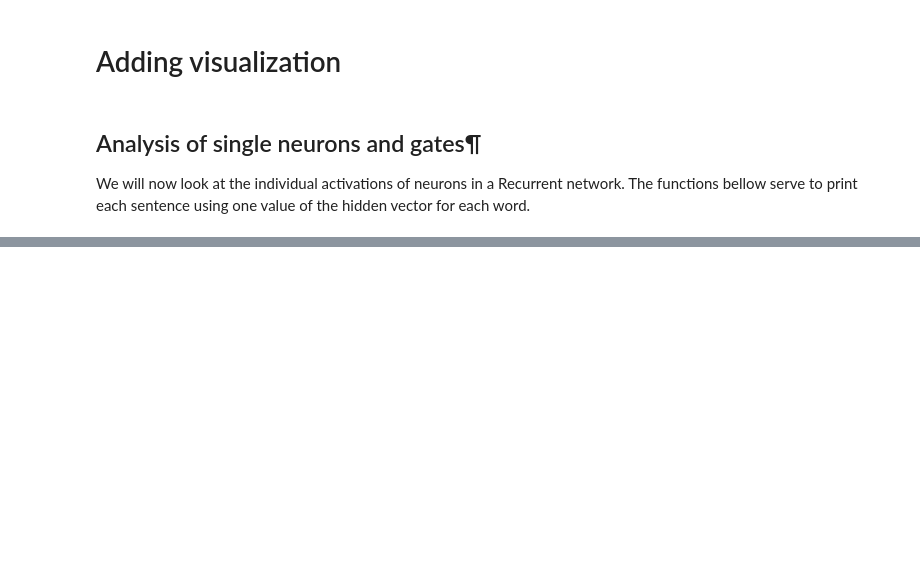
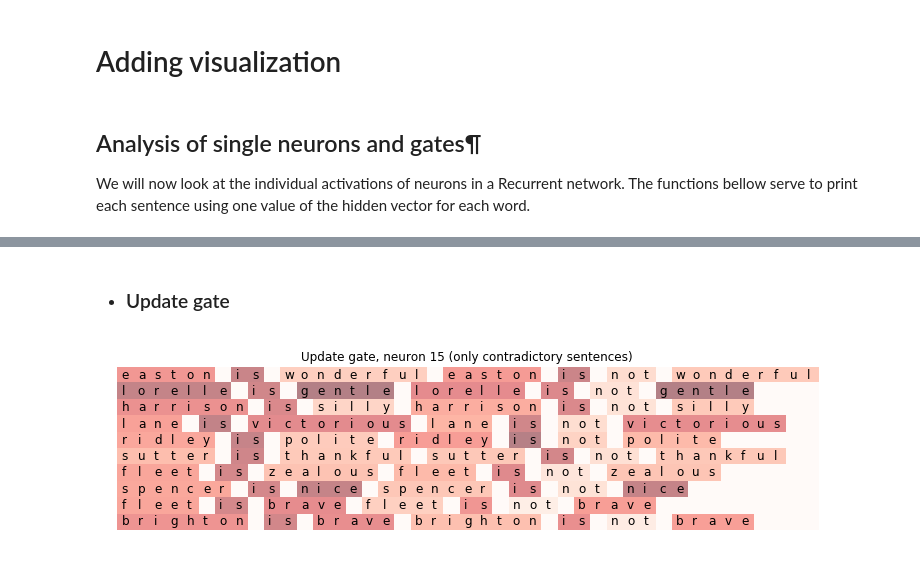
Before and after one commit to felipessalvatore/ContraQA, a Jupyter notebook: contra_qa/train/b1_GRU.ipynb, the cells around one changed output, grey strips where cells are left out. Cells and saved outputs as stored; diff of their text form; code cells hidden in the pictures; blank space fills up the shorter version.

```diff
--- a/contra_qa/train/b1_GRU.ipynb
+++ b/contra_qa/train/b1_GRU.ipynb
@@ -950,0 +876,10 @@ for idx in range(all_hiddend_states_contra2d.shape[1]):
+# %% [markdown]
+- ### Update gate
+# %%
+neuron_id = np.random.randint(0, config.rnn_dim)
+
+sentence_plot(some_test_sentences_contra,
+              updates_contra[:, :, neuron_id],
+              title="Update gate, neuron {} (only contradictory sentences)".format(neuron_id))
+# %% [output]
+[figure, added]
```
Also changed, not shown: parts of 73 cells of this notebook.
